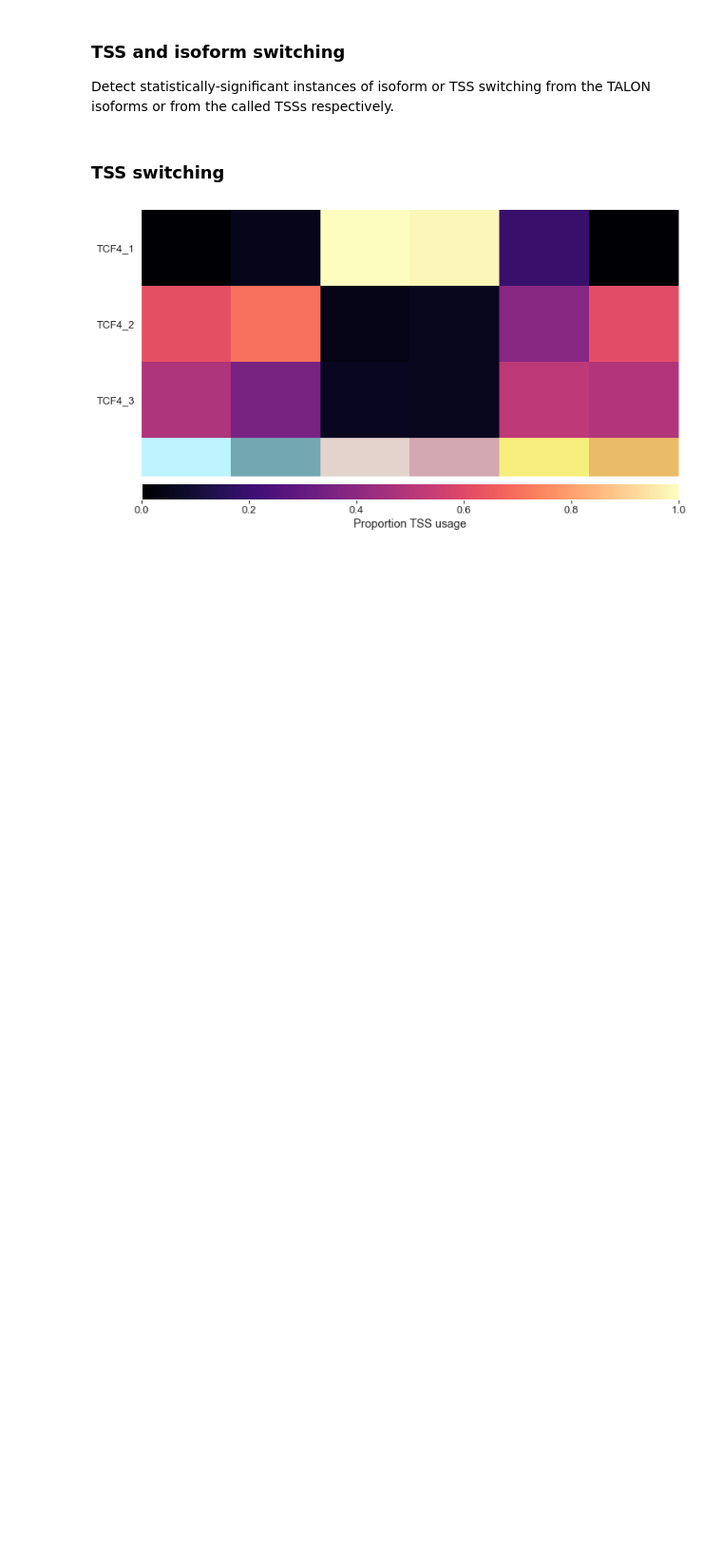
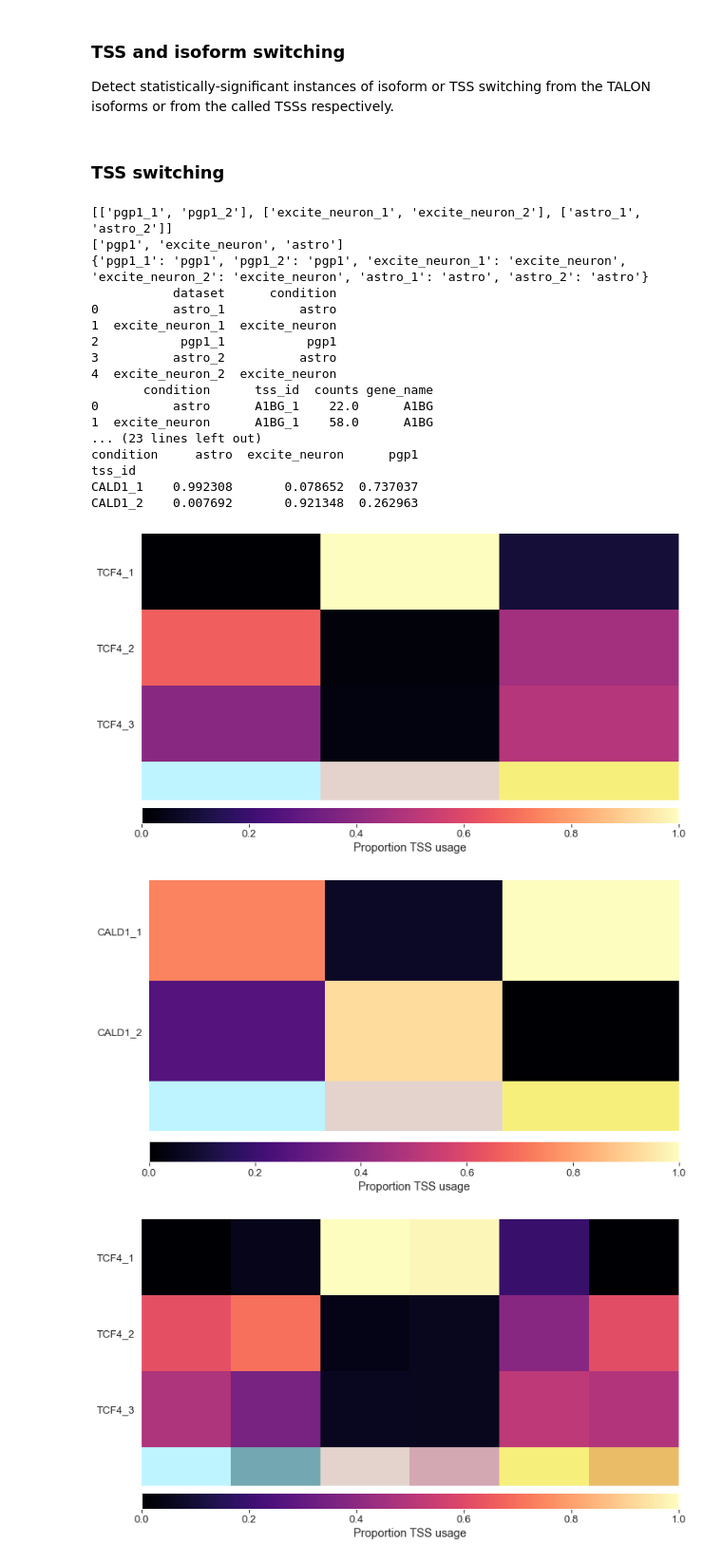
Before and after one commit to fairliereese/210413_pgp1, a Jupyter notebook: README.ipynb, the cells around one changed output. Shown at 95% size. Cells and saved outputs as stored; diff of their text form; code cells hidden in the pictures; blank space fills up the shorter version.

Commit message:
added functional grouping datasets option

```diff
--- a/README.ipynb
+++ b/README.ipynb
@@ -881,10 +881,20 @@ def get_sample_colors():
     order = ['pgp1_1', 'pgp1_2', 'astro_1', 'astro_2', 'excite_neuron_1', 'excite_neuron_2']
     return c_dict, order
 
+def get_grouped_sample_colors():
+    c_dict = {'astro': '#f6ef7c',\
+          'excite_neuron': '#e4d3cd',\
+          'pgp1': '#bef4ff'}
+    order = ['pgp1', 'astro_1', 'excite_neuron']
+    return c_dict, order
+
 def make_cond_map(groups, group_names):
     cond_map = dict()
+    print(groups)
+    print(group_names)
     for group, group_name in zip(groups, group_names):
-        cond_map[group] = group_name
+        for group_item in group:
+            cond_map[group_item] = group_name
     return cond_map
 
 # calculate the normalized average or sum of TSS expression
@@ -903,10 +913,11 @@ def calc_exp(adata, groups, group_names, how='tss', cpm=False):
 
     # conditions map
     cond_map = make_cond_map(groups, group_names)
-#     print(cond_map)
+    print(cond_map)
     col = 'condition'
-    adata.obs.rename({'dataset':'condition'}, axis=1, inplace=True)
-#     adata.obs[col] = adata.obs.dataset.map(cond_map)
+#     adata.obs.rename({'dataset':'condition'}, axis=1, inplace=True)
+    adata.obs[col] = adata.obs.dataset.map(cond_map)
+    print(adata.obs.head())
 
     # make df that we can groupby
     colnames = adata.var[id_col].tolist()
@@ -958,6 +969,7 @@ def plot_tss_heatmap(adata, groups, group_names, gname, opref):
     # calculate TSS expression per condition
     adata.obs.drop('condition', axis=1, inplace=True)
     tss_df = calc_exp(adata, groups, group_names, how='tss')
+    print(tss_df.head())
 
     # subset by gene and calculate DPI per gene
     tss_df = tss_df.loc[tss_df.gene_name == gname]
@@ -967,8 +979,9 @@ def plot_tss_heatmap(adata, groups, group_names, gname, opref):
     tss_df = tss_df.div(tss_df.sum(axis=0), axis=1)
 
     # get categorical colormap
-    tss_df = tss_df[groups]
-    mini_obs, cat_cmap = get_cat_cmap(groups)
+    print(tss_df.head())
+    tss_df = tss_df[group_names]
+    mini_obs, cat_cmap = get_cat_cmap(group_names)
 
     # plot the figure
     sns.set(rc={'figure.figsize':(12,7)})
@@ -1013,7 +1026,8 @@ def plot_tss_heatmap(adata, groups, group_names, gname, opref):
 def get_cat_cmap(sample_order):
 
     # get condition and cluster colors
-    samp_cdict, _ = get_sample_colors()
+#     samp_cdict, _ = get_sample_colors()
+    samp_cdict, _ = get_grouped_sample_colors()
     samples = sample_order
     data = np.transpose([samples])
     df = pd.DataFrame(data=data,
@@ -1067,3 +1081,33 @@ for c1 in conditions:
+# %%
+# visualize some TSS switches that were called
+adata = sc.read('tss.h5ad')
+groups = [['pgp1_1', 'pgp1_2'], ['excite_neuron_1', 'excite_neuron_2'], ['astro_1', 'astro_2']]
+group_names = ['pgp1', 'excite_neuron', 'astro']
+
+tss_df = plot_tss_heatmap(adata, groups, group_names, 'TCF4', 'figures/tss')
+
+adata = sc.read('tss.h5ad')
+tss_df = plot_tss_heatmap(adata, groups, group_names, 'CALD1', 'figures/tss')
+# %% [output]
+[['pgp1_1', 'pgp1_2'], ['excite_neuron_1', 'excite_neuron_2'], ['astro_1', 'astro_2']]
+['pgp1', 'excite_neuron', 'astro']
+{'pgp1_1': 'pgp1', 'pgp1_2': 'pgp1', 'excite_neuron_1': 'excite_neuron', 'excite_neuron_2': 'excite_neuron', 'astro_1': 'astro', 'astro_2': 'astro'}
+           dataset      condition
+0          astro_1          astro
+1  excite_neuron_1  excite_neuron
+2           pgp1_1           pgp1
+3          astro_2          astro
+4  excite_neuron_2  excite_neuron
+       condition      tss_id  counts gene_name
+0          astro      A1BG_1    22.0      A1BG
+1  excite_neuron      A1BG_1    58.0      A1BG
+... (23 lines left out)
+condition     astro  excite_neuron      pgp1
+tss_id
+CALD1_1    0.992308       0.078652  0.737037
+CALD1_2    0.007692       0.921348  0.262963
+[figure, added]
+[figure, added]
 # %%
 # visualize some TSS switches that were called
 adata = sc.read('tss.h5ad')
```
Also changed, not shown: parts of 1 cell of this notebook.
